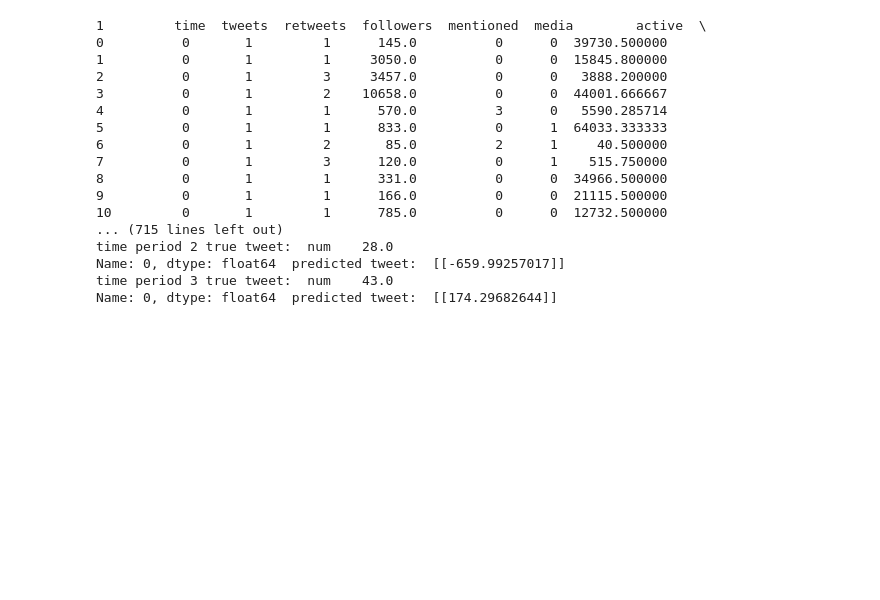
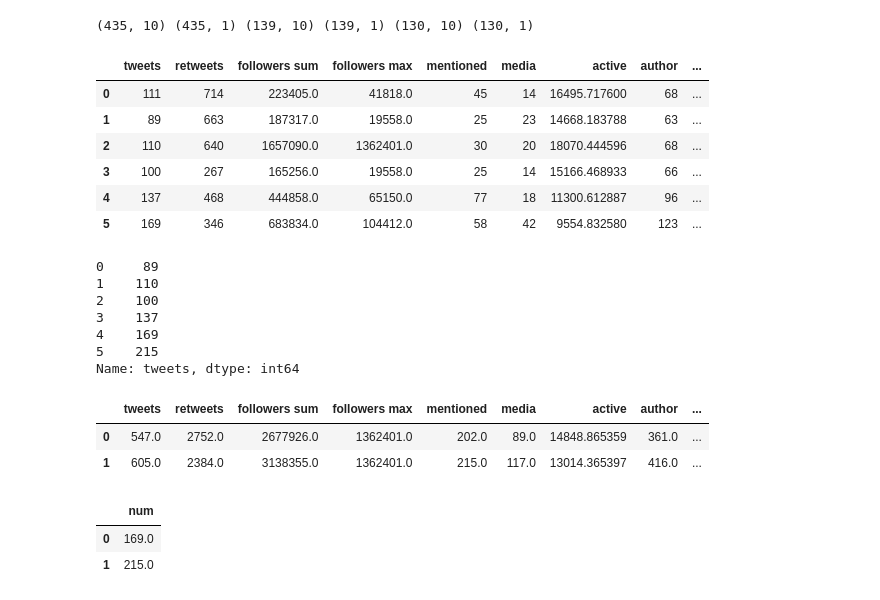
Before and after one commit to ruizhi92/ECE219-Large-Scale-Data-Mining, a Jupyter notebook: project5_twitter/Q14.ipynb, the cells around one changed output. Drawn from its saved outputs; the diff is of its cells as text; code cells hidden in the pictures; blank space fills up the shorter version.

```diff
--- a/project5_twitter/Q14.ipynb
+++ b/project5_twitter/Q14.ipynb
@@ -256,3 +99,0 @@ df_1
-# %%
-df_1, df_y_1  =six_times_window(df_1,df_y_1)
-df_1
@@ -262,2 +99,0 @@ df_1
-# %%
-(df_1,df_y_1),(df_2,df_y_2),(df_3,df_y_3) = parse_dataset(test_path, test_files[1])
@@ -282,22 +99,0 @@ df_1
-# %%
-regs = train_lr(train_path, train_files)
-for file in test_files:
-    test_lr(test_path, file, regs)
-# %% [output]
-1         time  tweets  retweets  followers  mentioned  media        active  \
-0          0       1         1      145.0          0      0  39730.500000
-1          0       1         1     3050.0          0      0  15845.800000
-2          0       1         3     3457.0          0      0   3888.200000
-3          0       1         2    10658.0          0      0  44001.666667
-4          0       1         1      570.0          3      0   5590.285714
-5          0       1         1      833.0          0      1  64033.333333
-6          0       1         2       85.0          2      1     40.500000
-7          0       1         3      120.0          0      1    515.750000
-8          0       1         1      331.0          0      0  34966.500000
-9          0       1         1      166.0          0      0  21115.500000
-10         0       1         1      785.0          0      0  12732.500000
-... (715 lines left out)
-time period 2 true tweet:  num    28.0
-Name: 0, dtype: float64  predicted tweet:  [[-659.99257017]]
-time period 3 true tweet:  num    43.0
-Name: 0, dtype: float64  predicted tweet:  [[174.29682644]]
@@ -303,0 +301,2 @@ Name: 0, dtype: float64  predicted tweet:  [[174.29682644]]
+# %%
+(dfo,dfo_y),(dfo_2,dfo_y_2),(dfo_3,dfo_y_3) = parse_dataset(files)
@@ -303,0 +307,36 @@ Name: 0, dtype: float64  predicted tweet:  [[174.29682644]]
+# %%
+print(df.shape,df_y.shape,df_2.shape,df_y_2.shape,df_3.shape,df_y_3.shape)
+# %% [output]
+(435, 10) (435, 1) (139, 10) (139, 1) (130, 10) (130, 1)
+# %%
+dfo[0:6]
+# %% [output]
+|  | tweets | retweets | followers sum | followers max | mentioned | media | active | author | ... |
+| 0 | 111 | 714 | 223405.0 | 41818.0 | 45 | 14 | 16495.717600 | 68 | ... |
+| 1 | 89 | 663 | 187317.0 | 19558.0 | 25 | 23 | 14668.183788 | 63 | ... |
+| 2 | 110 | 640 | 1657090.0 | 1362401.0 | 30 | 20 | 18070.444596 | 68 | ... |
+| 3 | 100 | 267 | 165256.0 | 19558.0 | 25 | 14 | 15166.468933 | 66 | ... |
+| 4 | 137 | 468 | 444858.0 | 65150.0 | 77 | 18 | 11300.612887 | 96 | ... |
+| 5 | 169 | 346 | 683834.0 | 104412.0 | 58 | 42 | 9554.832580 | 123 | ... |
+# %%
+dfo_y[0:6]
+# %% [output]
+0     89
+1    110
+2    100
+3    137
+4    169
+5    215
+Name: tweets, dtype: int64
+# %%
+df[0:2]
+# %% [output]
+|  | tweets | retweets | followers sum | followers max | mentioned | media | active | author | ... |
+| 0 | 547.0 | 2752.0 | 2677926.0 | 1362401.0 | 202.0 | 89.0 | 14848.865359 | 361.0 | ... |
+| 1 | 605.0 | 2384.0 | 3138355.0 | 1362401.0 | 215.0 | 117.0 | 13014.365397 | 416.0 | ... |
+# %%
+df_y[0:2]
+# %% [output]
+|  | num |
+| 0 | 169.0 |
+| 1 | 215.0 |
```
Also changed, not shown: parts of 41 cells of this notebook.
